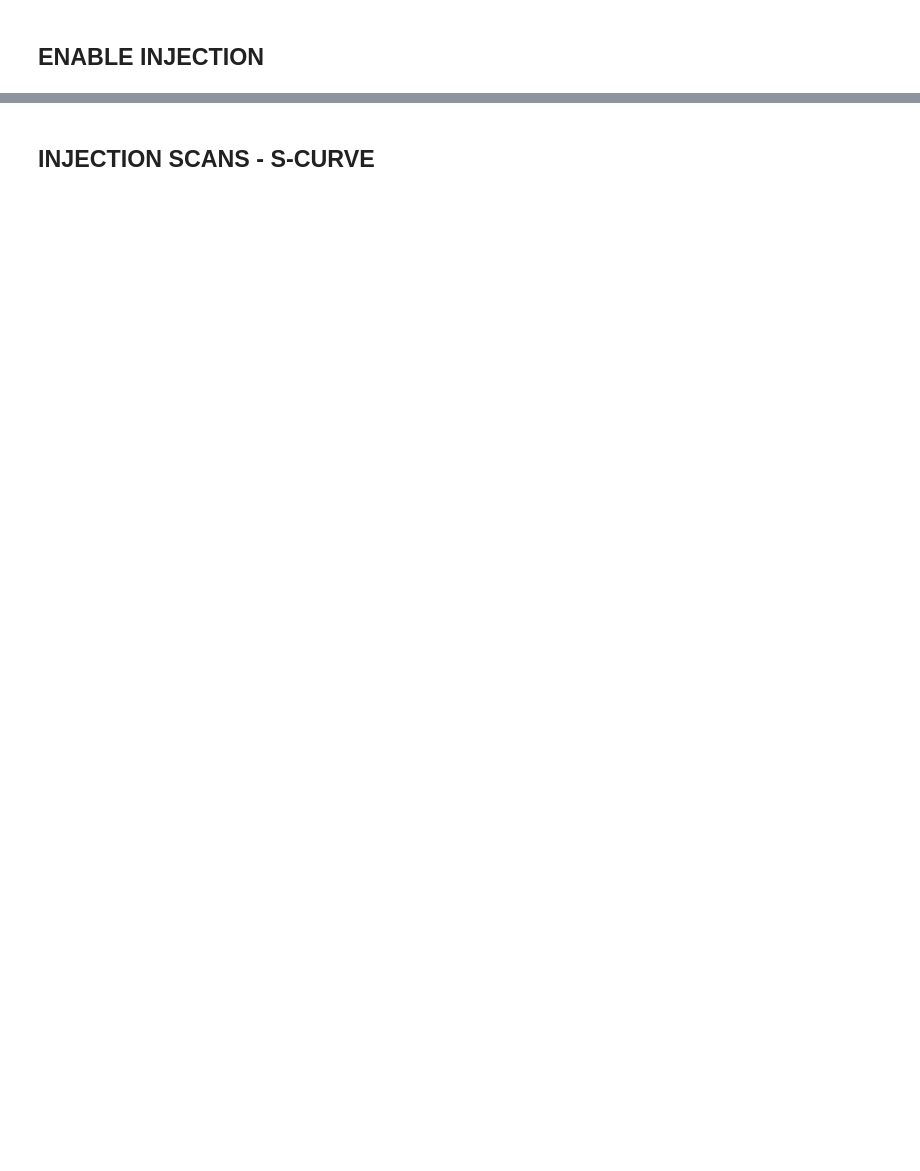
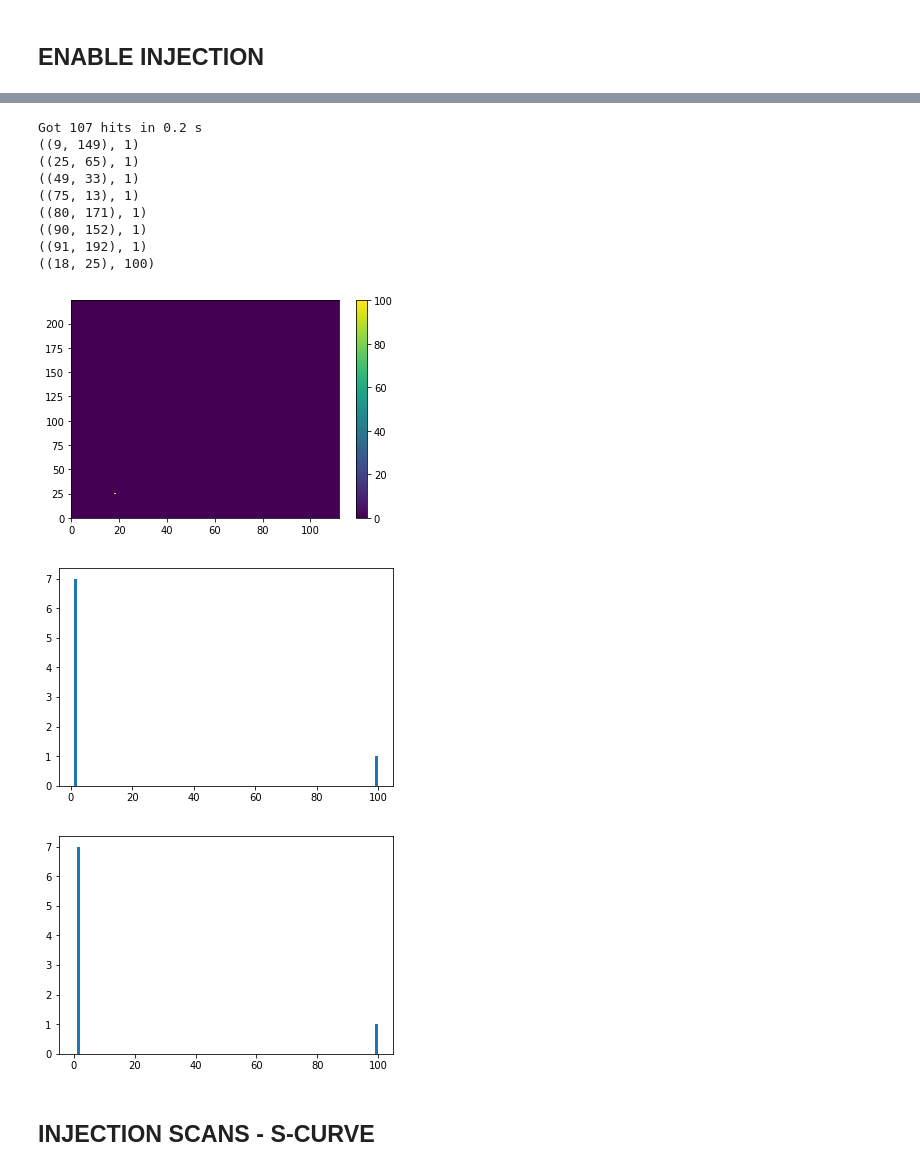
Before and after one commit to lmassach/tjmonopix-daq, a Jupyter notebook: examples/Monopix_hv.ipynb, the cells around one changed output, grey strips where cells are left out. Cells and saved outputs as stored; diff of their text form; code cells hidden in the pictures; blank space fills up the shorter version.

```diff
--- a/examples/Monopix_hv.ipynb
+++ b/examples/Monopix_hv.ipynb
@@ -327,29 +419,42 @@ chip.get_occupancy(exp_time)
 # %%
 ## configure injection pulse and inject pulses to one pixel
 col_to_inject = 18
 row_to_inject = 25
 
 delay=800
 width=250
 repeat=100
 chip['inj'].set_delay(delay)
 chip['inj'].set_width(width)
 chip['inj'].set_repeat(repeat)
 chip['inj'].set_phase(0)
 chip['inj'].set_en(0)
 
 chip['CONF_SR']['INJ_ROW'].setall(False)
 chip['CONF_SR']['COL_PULSE_SEL'].setall(False)
 chip.enable_injection(3, col_to_inject, row_to_inject)
 chip.write_conf()
 
-_, pixels, hits_per_pixel = tj_plot(wait_inj=True)
+_, pixels, hits_per_pixel = tj_plot(chip, wait_inj=True)
 chip['data_rx'].set_en(False)
 
 arg = np.argsort(hits_per_pixel)
 for px, n_hits in zip(pixels[arg], hits_per_pixel[arg]):
     print(px, n_hits)
     # chip.mask(3, px[0], px[1]) # Do we need this?
+# %% [output]
+Got 107 hits in 0.2 s
+((9, 149), 1)
+((25, 65), 1)
+((49, 33), 1)
+((75, 13), 1)
+((80, 171), 1)
+((90, 152), 1)
+((91, 192), 1)
+((18, 25), 100)
+[figure, added]
+[figure, added]
+[figure, added]
 # %% [markdown]
 ## INJECTION SCANS -  S-CURVE
 # %%
```
Also changed, not shown: parts of 13 cells of this notebook.
